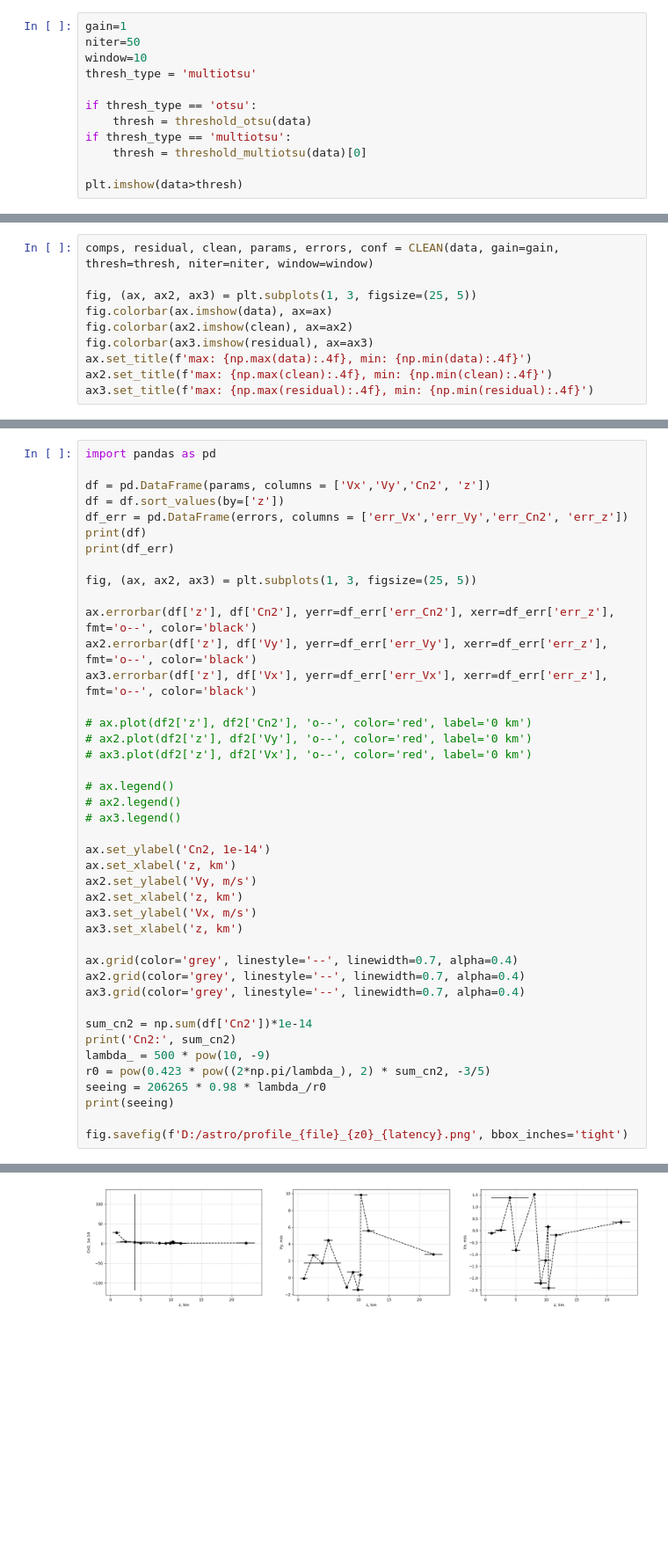
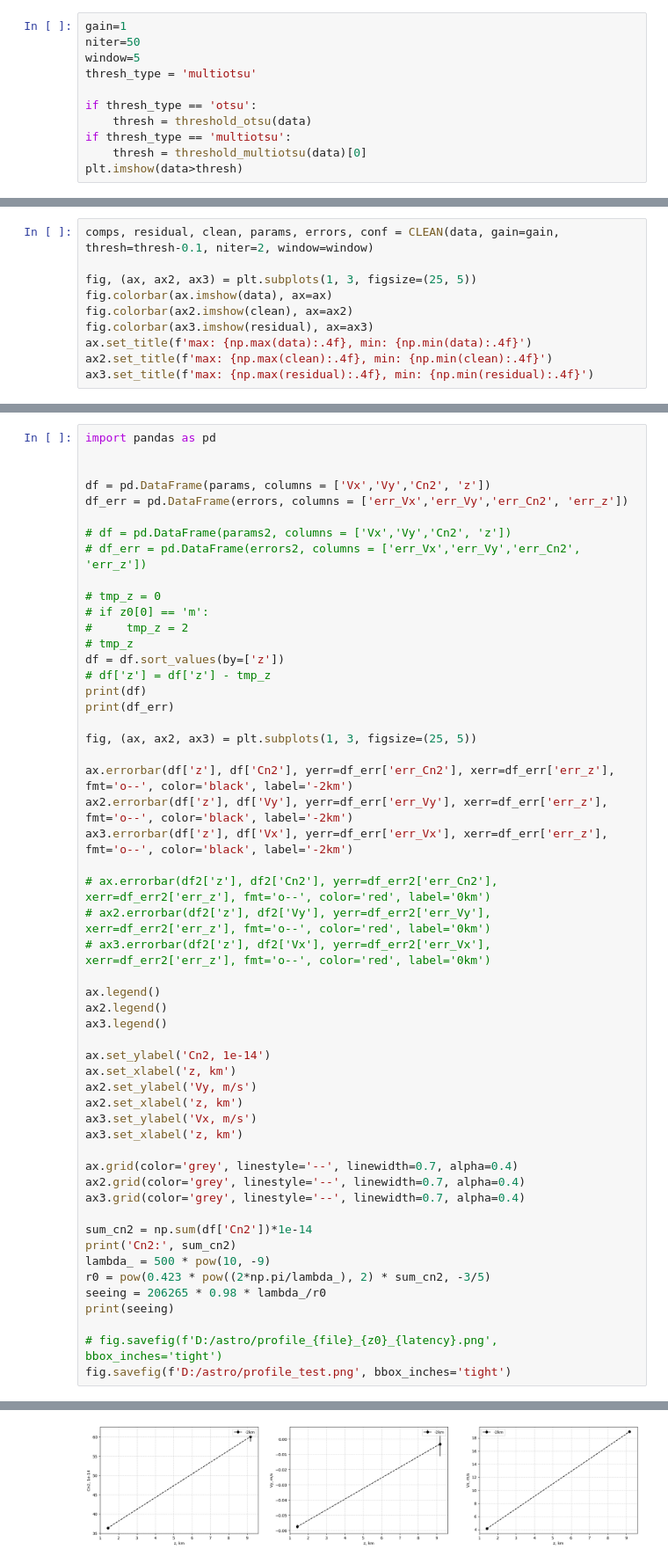
Before and after one commit to AntonMate/domecam, a Jupyter notebook: curvefitting_se.ipynb, the cells around one changed output, grey strips where cells are left out. Shown at 88% size. Cells and saved outputs as stored; diff of their text form; blank space fills up the shorter version.

```diff
--- a/curvefitting_se.ipynb
+++ b/curvefitting_se.ipynb
@@ -280,14 +289,13 @@ def one_speckle_fit(params=None, data=None):
 # %%
 gain=1
 niter=50
-window=10
+window=5
 thresh_type = 'multiotsu'
 
 if thresh_type == 'otsu':
     thresh = threshold_otsu(data)
 if thresh_type == 'multiotsu':
     thresh = threshold_multiotsu(data)[0]
-
 plt.imshow(data>thresh)
 # %% [output]
 <matplotlib.image.AxesImage at 0x...>
@@ -295,5 +303,5 @@ plt.imshow(data>thresh)
 # %%
-comps, residual, clean, params, errors, conf = CLEAN(data, gain=gain, thresh=thresh, niter=niter, window=window)
+comps, residual, clean, params, errors, conf = CLEAN(data, gain=gain, thresh=thresh-0.1, niter=2, window=window)
 
 fig, (ax, ax2, ax3) = plt.subplots(1, 3, figsize=(25, 5))
 fig.colorbar(ax.imshow(data), ax=ax)
@@ -370,25 +351,35 @@ fig.savefig(f'D:/astro/fitting_{file}_{z0}_{latency}.png', bbox_inches='tight')
 # %%
 import pandas as pd
 
+
 df = pd.DataFrame(params, columns = ['Vx','Vy','Cn2', 'z'])
+df_err = pd.DataFrame(errors, columns = ['err_Vx','err_Vy','err_Cn2', 'err_z'])
+
+# df = pd.DataFrame(params2, columns = ['Vx','Vy','Cn2', 'z'])
+# df_err = pd.DataFrame(errors2, columns = ['err_Vx','err_Vy','err_Cn2', 'err_z'])
+
+# tmp_z = 0
+# if z0[0] == 'm':
+#     tmp_z = 2
+# tmp_z
 df = df.sort_values(by=['z'])
-df_err = pd.DataFrame(errors, columns = ['err_Vx','err_Vy','err_Cn2', 'err_z'])
+# df['z'] = df['z'] - tmp_z
 print(df)
 print(df_err)
 
 fig, (ax, ax2, ax3) = plt.subplots(1, 3, figsize=(25, 5))
 
-ax.errorbar(df['z'], df['Cn2'], yerr=df_err['err_Cn2'], xerr=df_err['err_z'], fmt='o--', color='black')
-ax2.errorbar(df['z'], df['Vy'], yerr=df_err['err_Vy'], xerr=df_err['err_z'], fmt='o--', color='black')
-ax3.errorbar(df['z'], df['Vx'], yerr=df_err['err_Vx'], xerr=df_err['err_z'], fmt='o--', color='black')
+ax.errorbar(df['z'], df['Cn2'], yerr=df_err['err_Cn2'], xerr=df_err['err_z'], fmt='o--', color='black', label='-2km')
+ax2.errorbar(df['z'], df['Vy'], yerr=df_err['err_Vy'], xerr=df_err['err_z'], fmt='o--', color='black', label='-2km')
+ax3.errorbar(df['z'], df['Vx'], yerr=df_err['err_Vx'], xerr=df_err['err_z'], fmt='o--', color='black', label='-2km')
 
-# ax.plot(df2['z'], df2['Cn2'], 'o--', color='red', label='0 km')
-# ax2.plot(df2['z'], df2['Vy'], 'o--', color='red', label='0 km')
-# ax3.plot(df2['z'], df2['Vx'], 'o--', color='red', label='0 km')
+# ax.errorbar(df2['z'], df2['Cn2'], yerr=df_err2['err_Cn2'], xerr=df_err2['err_z'], fmt='o--', color='red', label='0km')
+# ax2.errorbar(df2['z'], df2['Vy'], yerr=df_err2['err_Vy'], xerr=df_err2['err_z'], fmt='o--', color='red', label='0km')
+# ax3.errorbar(df2['z'], df2['Vx'], yerr=df_err2['err_Vx'], xerr=df_err2['err_z'], fmt='o--', color='red', label='0km')
 
-# ax.legend()
-# ax2.legend()
-# ax3.legend()
+ax.legend()
+ax2.legend()
+ax3.legend()
 
 ax.set_ylabel('Cn2, 1e-14')
 ax.set_xlabel('z, km')
@@ -408,5 +399,6 @@ r0 = pow(0.423 * pow((2*np.pi/lambda_), 2) * sum_cn2, -3/5)
 seeing = 206265 * 0.98 * lambda_/r0
 print(seeing)
 
-fig.savefig(f'D:/astro/profile_{file}_{z0}_{latency}.png', bbox_inches='tight')
+# fig.savefig(f'D:/astro/profile_{file}_{z0}_{latency}.png', bbox_inches='tight')
+fig.savefig(f'D:/astro/profile_test.png', bbox_inches='tight')
 # %% [output]
@@ -430,4 +413,4 @@ Cn2: 4.825179934527341e-13
-[figure, old version]
+[figure, new version]
 # %%
 with open(f'D:/astro/config_{file}_{z0}_{latency}.txt', 'w') as f:
     print(f'file: {file}, {z0}km', file=f)
```
Also changed, not shown: parts of 8 cells of this notebook, 2 other files.
